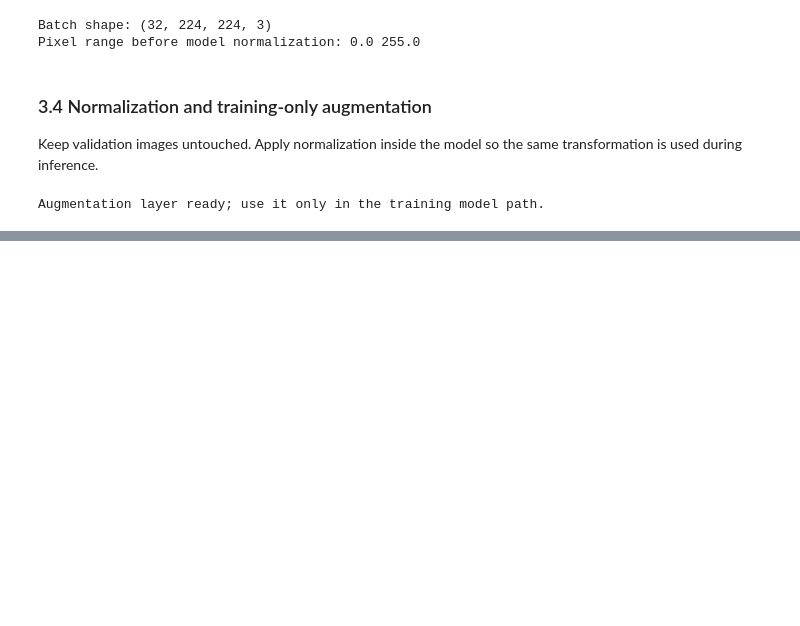
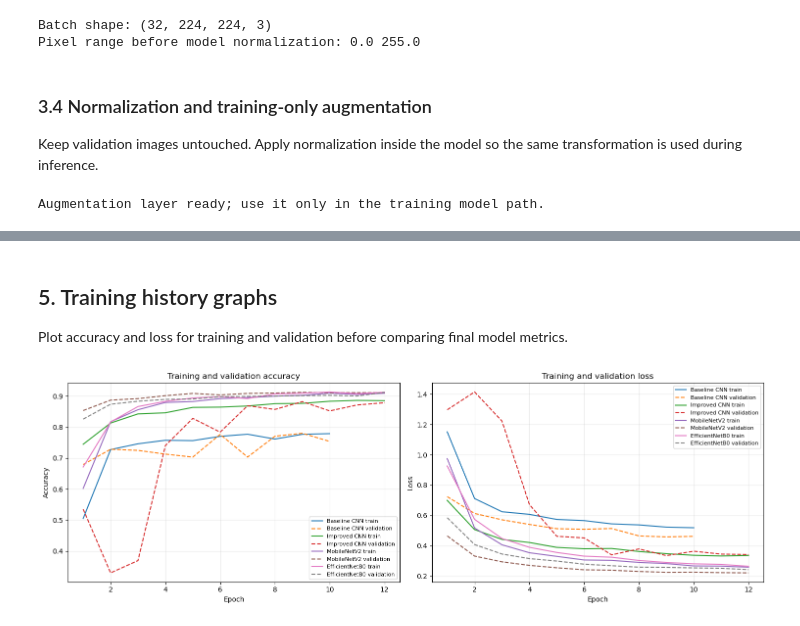
Before and after one commit to arnokboi-commits/Capstone-Project-Maize-Corn, a Jupyter notebook: corn_disease_cnn.ipynb, the cells around one changed output, grey strips where cells are left out. Drawn from its saved outputs; the diff is of its cells as text; code cells hidden in the pictures; blank space fills up the shorter version.

Commit message:
updated the modeling

```diff
--- a/corn_disease_cnn.ipynb
+++ b/corn_disease_cnn.ipynb
@@ -812,9 +934,0 @@ Class weights make mistakes on minority classes more costly during training.
-# %%
-EPOCHS = 20
-
-history = model.fit(
-    train_ds,
-    validation_data=validation_ds,
-    epochs=EPOCHS,
-    class_weight=class_weights
-)
@@ -876,0 +1178,33 @@ plt.show()
+# %% [markdown]
+## 5. Training history graphs
+
+Plot accuracy and loss for training and validation before comparing final model metrics.
+# %%
+histories = {
+    "Baseline CNN": baseline_history,
+    "Improved CNN": improved_history,
+    "MobileNetV2": mobilenet_history,
+    "EfficientNetB0": efficientnet_history,
+}
+
+fig, axes = plt.subplots(1, 2, figsize=(15, 5))
+for model_name, history in histories.items():
+    epoch_numbers = range(1, len(history.history["accuracy"]) + 1)
+    axes[0].plot(epoch_numbers, history.history["accuracy"], label=f"{model_name} train")
+    axes[0].plot(epoch_numbers, history.history["val_accuracy"], linestyle="--", label=f"{model_name} validation")
+    axes[1].plot(epoch_numbers, history.history["loss"], label=f"{model_name} train")
+    axes[1].plot(epoch_numbers, history.history["val_loss"], linestyle="--", label=f"{model_name} validation")
+
+axes[0].set_title("Training and validation accuracy")
+axes[0].set_xlabel("Epoch")
+axes[0].set_ylabel("Accuracy")
+axes[1].set_title("Training and validation loss")
+axes[1].set_xlabel("Epoch")
+axes[1].set_ylabel("Loss")
+for axis in axes:
+    axis.grid(alpha=0.25)
+    axis.legend(fontsize=8)
+plt.tight_layout()
+plt.show()
+# %% [output]
+[figure, added]
```
Also changed, not shown: parts of 38 cells of this notebook, 1 other file.
